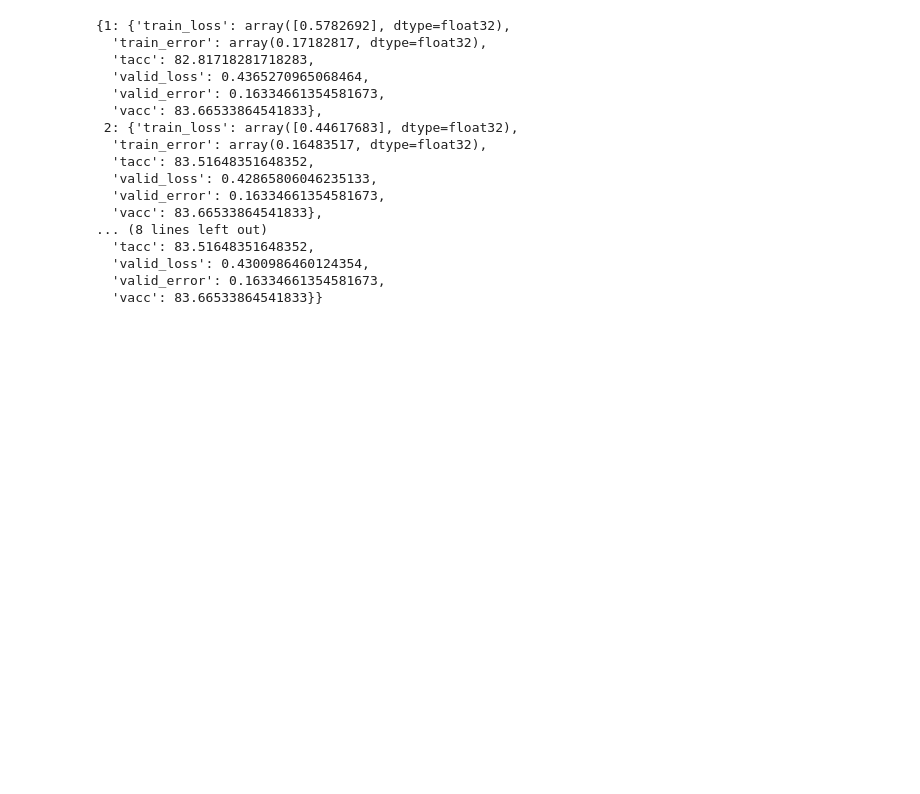
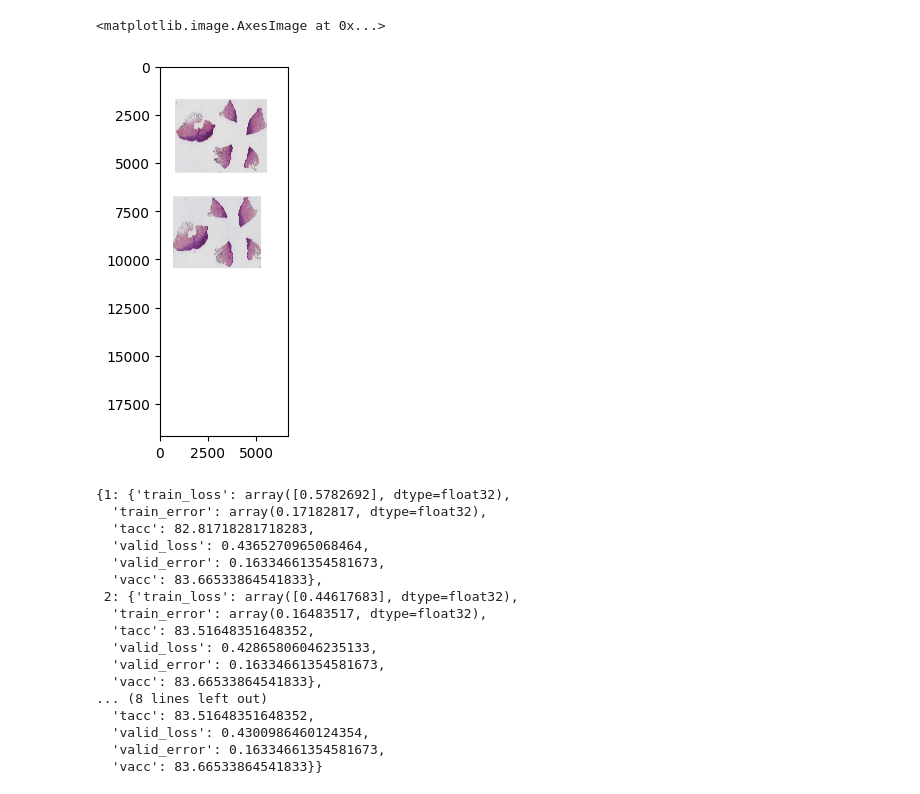
Before and after one commit to Graham-Broughton/visiomel-melanoma-runtime, a Jupyter notebook: notebooks/6.Model-History.ipynb, the cells around one changed output. Drawn from its saved outputs; the diff is of its cells as text; code cells hidden in the pictures; blank space fills up the shorter version.

```diff
--- a/notebooks/6.Model-History.ipynb
+++ b/notebooks/6.Model-History.ipynb
@@ -19,6 +20,13 @@ sys.path.append('..')
 # pd.options.display.float_format = '{:,.2f}'.format
 # pd.set_option('display.max_columns', CFG.NCOLS)
 # pd.set_option('display.max_rows', CFG.NROWS)
+# %%
+img = pyvips.Image.new_from_file('../data/originals/031viy0y.tif', page=4, access='sequential')
+img = np.asarray(img) / 255.
+plt.imshow(img)
+# %% [output]
+<matplotlib.image.AxesImage at 0x...>
+[figure, added]
 # %%
 history = pickle.load(open('../workspace/models/64-3-0_history.pkl', 'rb'))
 # %%
```
Also changed, not shown: parts of 1 cell of this notebook, 16 other files.
